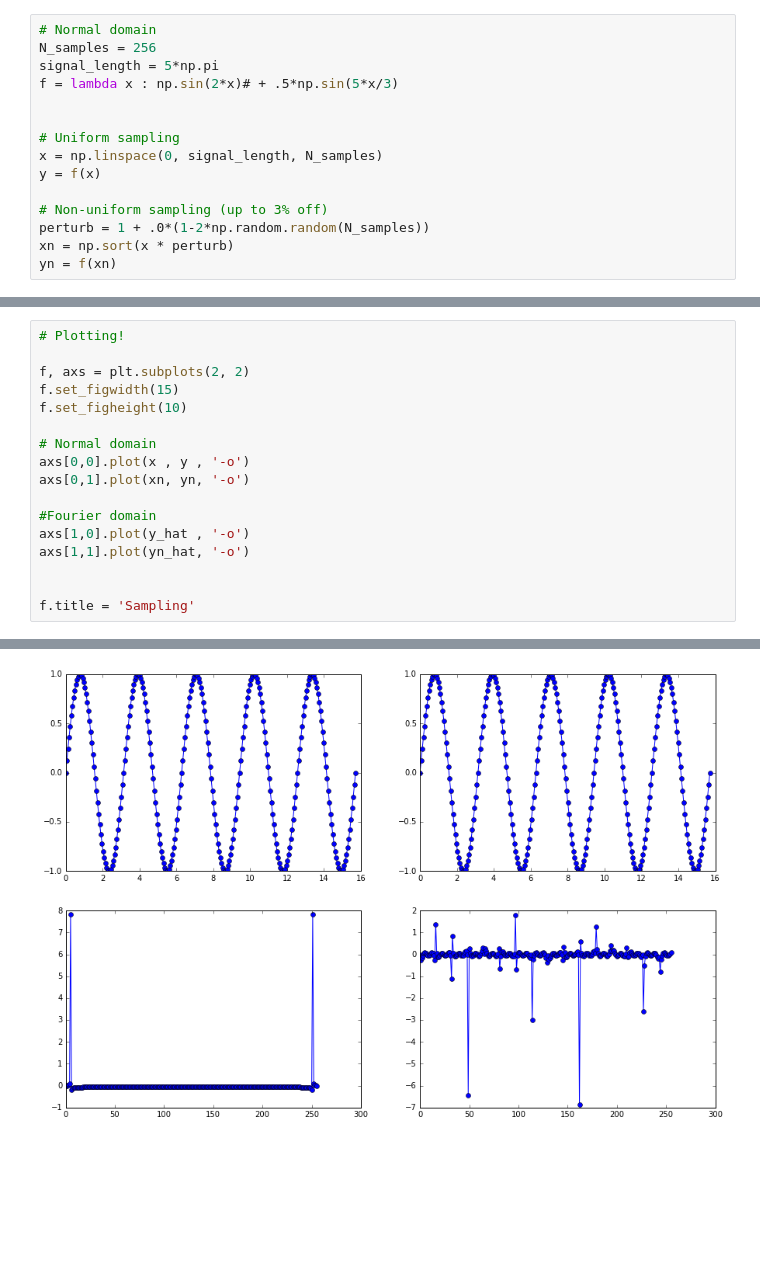
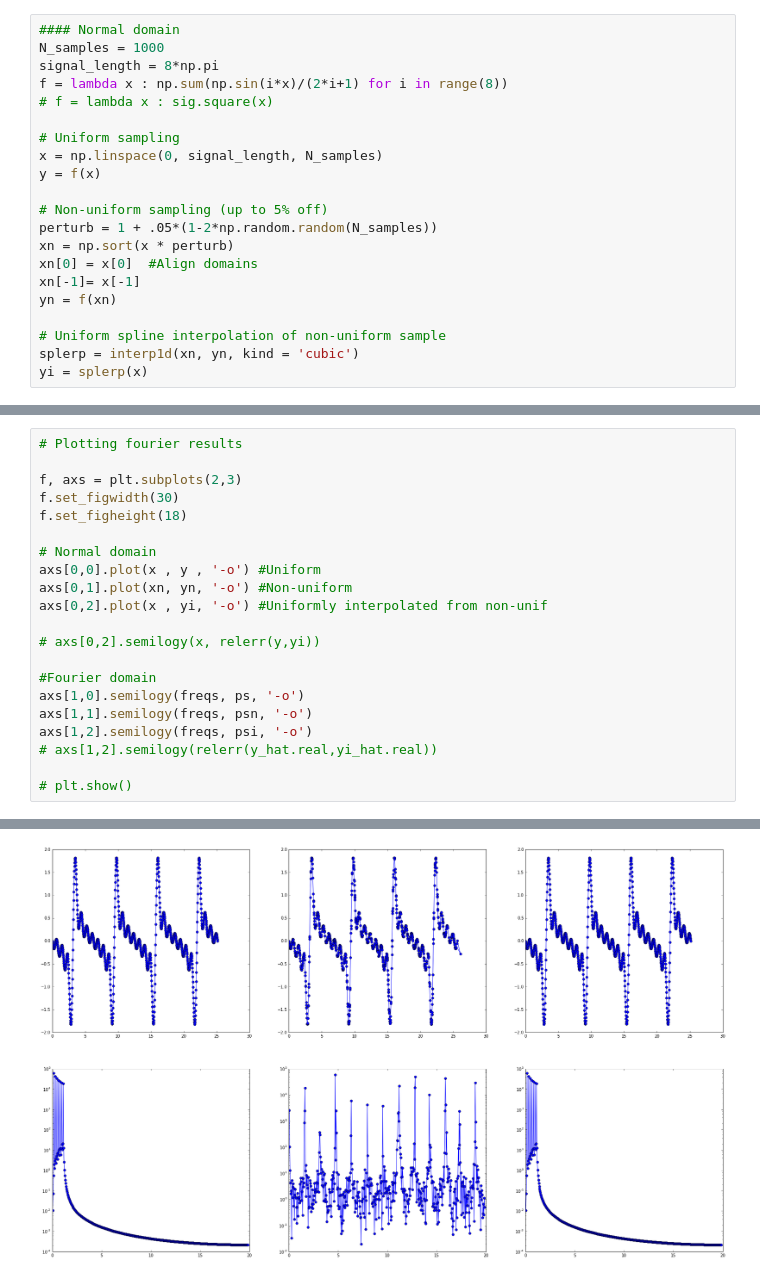
Before and after one commit to randompirate/niffty, a Jupyter notebook: niffty.ipynb, the cells around one changed output, grey strips where cells are left out. Cells and saved outputs as stored; diff of their text form; blank space fills up the shorter version.

```diff
--- a/niffty.ipynb
+++ b/niffty.ipynb
@@ -8,15 +13,21 @@ from numpy import fft
 # %%
-# Normal domain
-N_samples = 256
-signal_length = 5*np.pi
-f = lambda x : np.sin(2*x)# + .5*np.sin(5*x/3)
-
+#### Normal domain
+N_samples = 1000
+signal_length = 8*np.pi
+f = lambda x : np.sum(np.sin(i*x)/(2*i+1) for i in range(8))
+# f = lambda x : sig.square(x)
 
 # Uniform sampling
 x = np.linspace(0, signal_length, N_samples)
 y = f(x)
 
-# Non-uniform sampling (up to 3% off)
-perturb = 1 + .0*(1-2*np.random.random(N_samples))
+# Non-uniform sampling (up to 5% off)
+perturb = 1 + .05*(1-2*np.random.random(N_samples))
 xn = np.sort(x * perturb)
+xn[0] = x[0]  #Align domains
+xn[-1]= x[-1]
 yn = f(xn)
+
+# Uniform spline interpolation of non-uniform sample
+splerp = interp1d(xn, yn, kind = 'cubic')
+yi = splerp(x)
@@ -29,18 +60,22 @@ yn_hat = nfft.nfft(xn, yn)
 # %%
-# Plotting!
+# Plotting fourier results
 
-f, axs = plt.subplots(2, 2)
-f.set_figwidth(15)
-f.set_figheight(10)
+f, axs = plt.subplots(2,3)
+f.set_figwidth(30)
+f.set_figheight(18)
 
 # Normal domain
-axs[0,0].plot(x , y , '-o')
-axs[0,1].plot(xn, yn, '-o')
+axs[0,0].plot(x , y , '-o') #Uniform
+axs[0,1].plot(xn, yn, '-o') #Non-uniform
+axs[0,2].plot(x , yi, '-o') #Uniformly interpolated from non-unif
+
+# axs[0,2].semilogy(x, relerr(y,yi))
 
 #Fourier domain
-axs[1,0].plot(y_hat , '-o')
-axs[1,1].plot(yn_hat, '-o')
+axs[1,0].semilogy(freqs, ps, '-o')
+axs[1,1].semilogy(freqs, psn, '-o')
+axs[1,2].semilogy(freqs, psi, '-o')
+# axs[1,2].semilogy(relerr(y_hat.real,yi_hat.real))
 
-
-f.title = 'Sampling'
+# plt.show()
 # %% [output]
@@ -47 +83 @@ f.title = 'Sampling'
-[figure, old version]
+[figure, new version]
```
Also changed, not shown: parts of 5 cells of this notebook, 1 other file.
